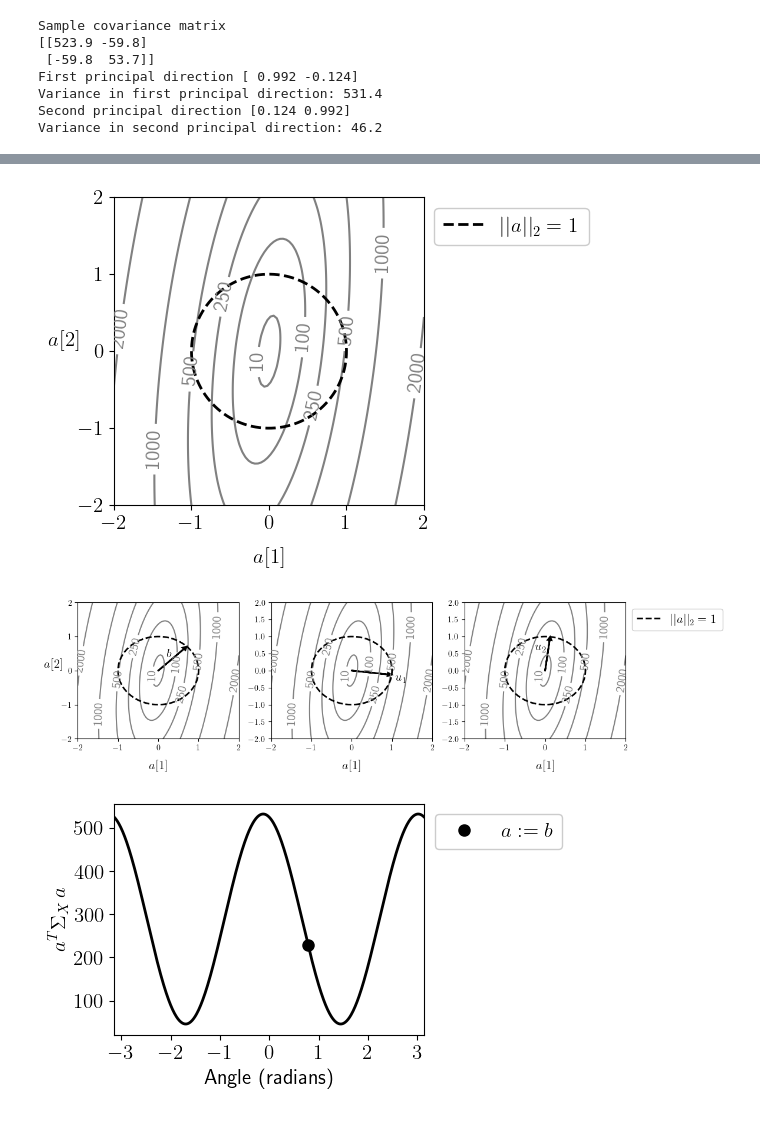
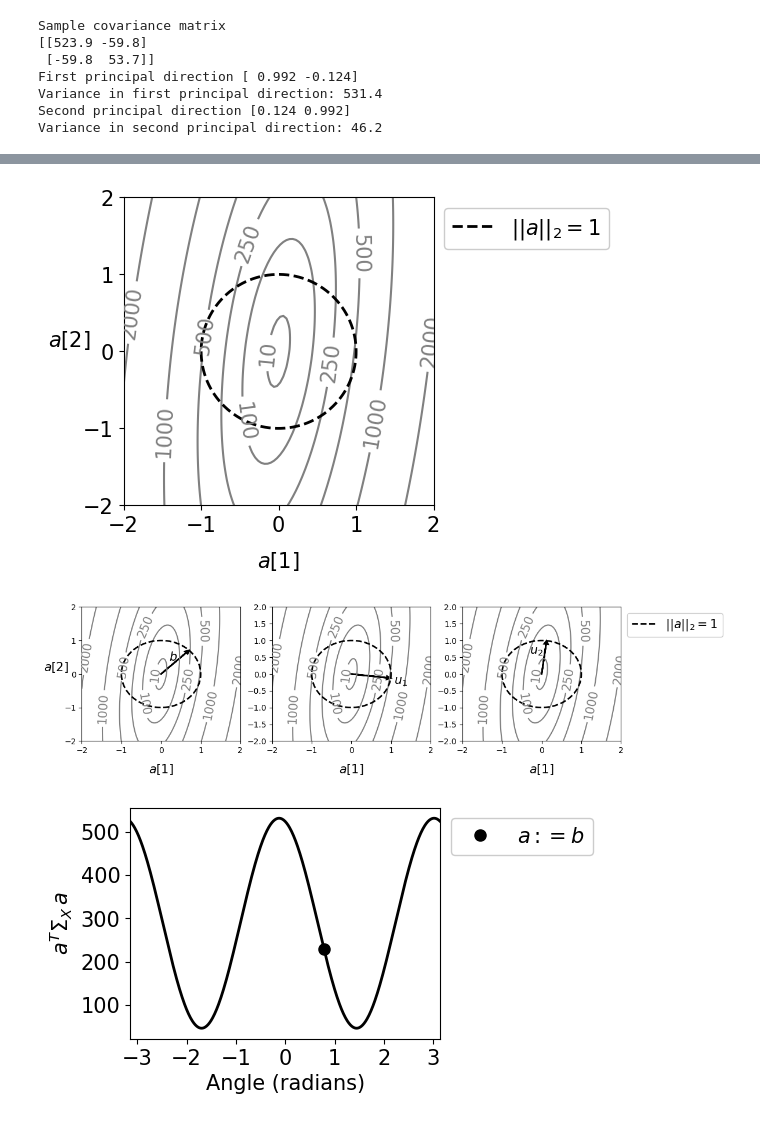
Before and after one commit to cfgranda/ps4ds, a Jupyter notebook: pca_and_low_rank_models/canada_cities.ipynb, the cells around one changed output, grey strips where cells are left out. Drawn from its saved outputs; the diff is of its cells as text; code cells hidden in the pictures.

```diff
--- a/pca_and_low_rank_models/canada_cities.ipynb
+++ b/pca_and_low_rank_models/canada_cities.ipynb
@@ -14,7 +14,7 @@ import math
 import matplotlib.pyplot as plt
 import seaborn as sns
 import matplotlib
-matplotlib.rcParams['text.usetex'] = True
+# matplotlib.rcParams['text.usetex'] = True
 
 from matplotlib import ticker, cm
 import numpy as np
@@ -156,40 +156,40 @@ h.set_rotation(0)
 plt.xlabel(r"$a[1]$", fontsize=font_size,labelpad=10)
 plt.legend(fontsize=font_size,framealpha=1,bbox_to_anchor=(1, 1), loc='upper left', ncol=1);
 # %% [output]
-[figure, old version]
+[figure, new version]
 # %%
 fig, axes = plt.subplots(1, 3, figsize=(12,3),width_ratios=[1,1,1])
 
 CS = axes[0].contour(X, Y, Z, levels = level_list,colors='gray')#levels=30,cmap='RdGy');
 axes[0].clabel(CS, fontsize=font_size_ticks, inline=1,fmt = '%1.0f')#,ticks=Contourrange)
 axes[0].plot(np.cos(inds),np.sin(inds),'--',color='black',lw=2,label=r"$||a||_2=1$")
 axes[0].arrow(0, 0, np.cos(np.pi/4), np.sin(np.pi/4), head_width=0.1, head_length=0.1, fc='black', ec='black',length_includes_head=True,lw=2)
 axes[0].text(0.2,0.4,r"$b$",fontsize=font_size)
 axes[0].set_xticks(tick_aux)
 axes[0].set_yticks(tick_aux)
 h = axes[0].set_ylabel(r"$a[2]$", fontsize=font_size,labelpad=10)
 h.set_rotation(0)
 axes[0].set_xlabel(r"$a[1]$", fontsize=font_size,labelpad=10)
 
 CS = axes[1].contour(X, Y, Z, levels = level_list,colors='gray')#levels=30,cmap='RdGy');
 axes[1].clabel(CS, fontsize=font_size_ticks, inline=1,fmt = '%1.0f')#,ticks=Contourrange)
 axes[1].plot(np.cos(inds),np.sin(inds),'--',color='black',lw=2,label=r"$||a||_2=1$")
 axes[1].arrow(0, 0, u_1[0], u_1[1], head_width=0.1, head_length=0.1, fc='black', ec='black',
           length_includes_head=True,lw=2)
 axes[1].text(1.075,-0.3,r"$u_1$",fontsize=font_size)
 axes[1].set_xticks(tick_aux)
 axes[1].set_xlabel(r"$a[1]$", fontsize=font_size,labelpad=10)
 
 CS = axes[2].contour(X, Y, Z, levels = level_list,colors='gray')#levels=30,cmap='RdGy');
 axes[2].clabel(CS, fontsize=font_size_ticks, inline=1,fmt = '%1.0f')#,ticks=Contourrange)
 axes[2].plot(np.cos(inds),np.sin(inds),'--',color='black',lw=2,label=r"$||a||_2=1$")
 axes[2].arrow(0, 0, u_2[0], u_2[1], head_width=0.1, head_length=0.1, fc='black', ec='black',length_includes_head=True,lw=2)
-axes[2].text(-0.25,0.6,r"$u_2$",fontsize=font_size)
+axes[2].text(-0.3,0.6,r"$u_2$",fontsize=font_size)
 axes[2].set_xticks(tick_aux)
 axes[2].set_xlabel(r"$a[1]$", fontsize=font_size,labelpad=10)
 axes[2].legend(fontsize=font_size,framealpha=1,bbox_to_anchor=(1, 1), loc='upper left', ncol=1);
 # %% [output]
-[figure, old version]
+[figure, new version]
 # %%
 fig = plt.figure(figsize = (4,3))
 plt.plot(inds,quad_form(np.cos(inds),np.sin(inds)),lw=2,color="black")
@@ -201,7 +201,7 @@ h = plt.ylabel(r"$a^T \Sigma_{X} \, a$", fontsize=font_size)
 plt.xlabel("Angle (radians)", fontsize=font_size)
 plt.legend(fontsize=font_size,framealpha=1,bbox_to_anchor=(1, 1), loc='upper left', ncol=1);
 # %% [output]
-[figure, old version]
+[figure, new version]
 # %%
 fig = plt.figure(figsize = (4,3))
 plt.plot(inds,quad_form(np.cos(inds),np.sin(inds)),lw=2,color="black")
```
Also changed, not shown: parts of 9 cells of this notebook, 11 other files.
